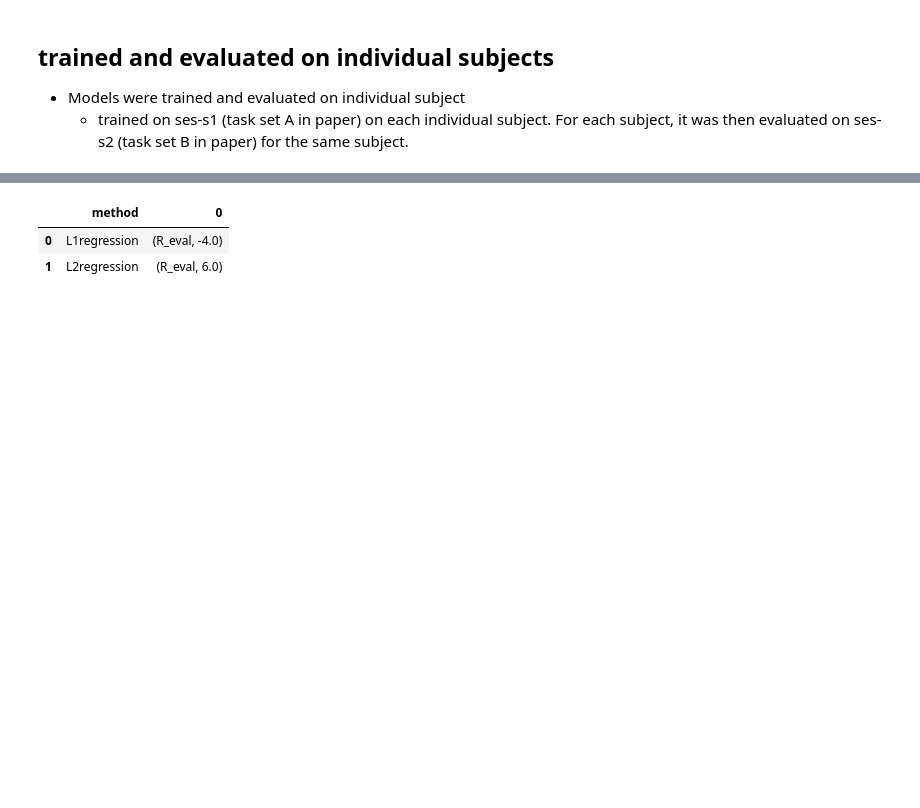
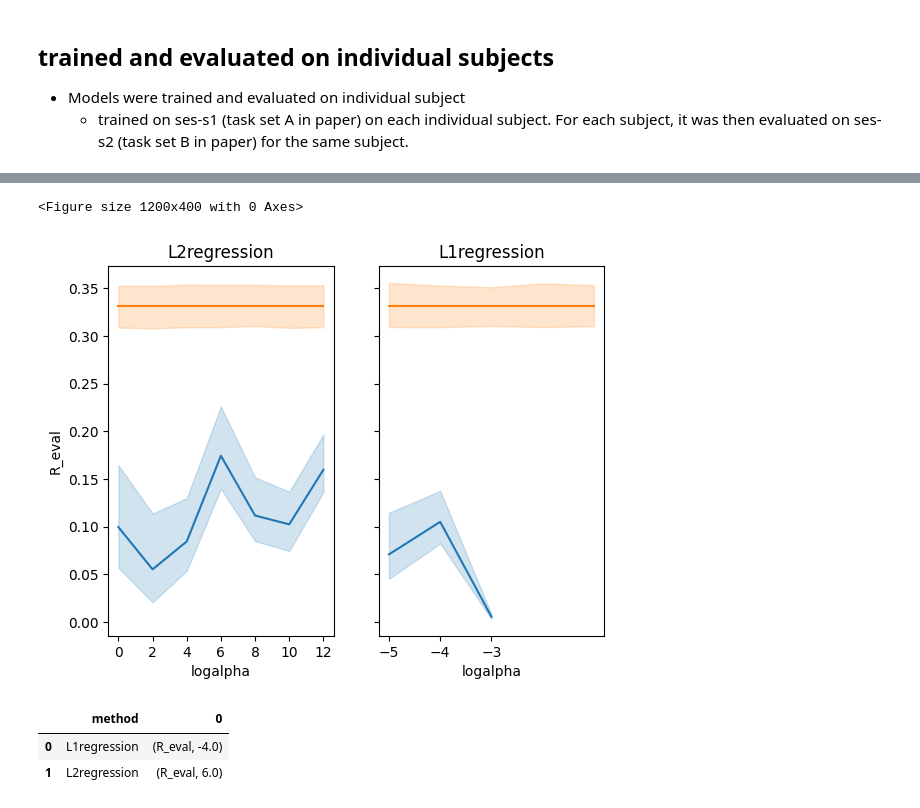
Before and after one commit to lshahsha/bg_conn_sr, a Jupyter notebook: notebooks/bg_model_eval.ipynb, the cells around one changed output, grey strips where cells are left out. Drawn from its saved outputs; the diff is of its cells as text; code cells hidden in the pictures; blank space fills up the shorter version.

```diff
--- a/notebooks/bg_model_eval.ipynb
+++ b/notebooks/bg_model_eval.ipynb
@@ -53,3 +60,20 @@ for i,method in enumerate(methods):
+# %%
+# find the best model: the model that leads to highest predictive accuracy across subjects
+methods = ["L2regression", "L1regression"]
+fig = plt.figure(figsize=(12,4))
+_, ax = plt.subplots(1,2, sharey = True)
+for i,method in enumerate(methods):
+    g = sns.lineplot(x='logalpha', y='R_eval', data=d.loc[d.method == method], ax=ax[i])
+    g = sns.lineplot(x=d.logalpha.loc[d.method == method], y= d['noiseceiling_Y'].loc[d.method == method].values, ax=ax[i])
+    if method == "L2regression":
+        g.set_xticks([0, 2, 4, 6, 8, 10, 12])
+    else:
+        g.set_xticks([-5, -4, -3])
+    # set the tile
+    g.set_title(method)
+# %% [output]
+<Figure size 1200x400 with 0 Axes>
+[figure, added]
 # %%
 # determine best logalpha for each model
 best_model = pd.pivot_table(d,index=['method'],columns=['logalpha'],values=['R_eval'],aggfunc='mean')
```
Also changed, not shown: parts of 3 cells of this notebook.
